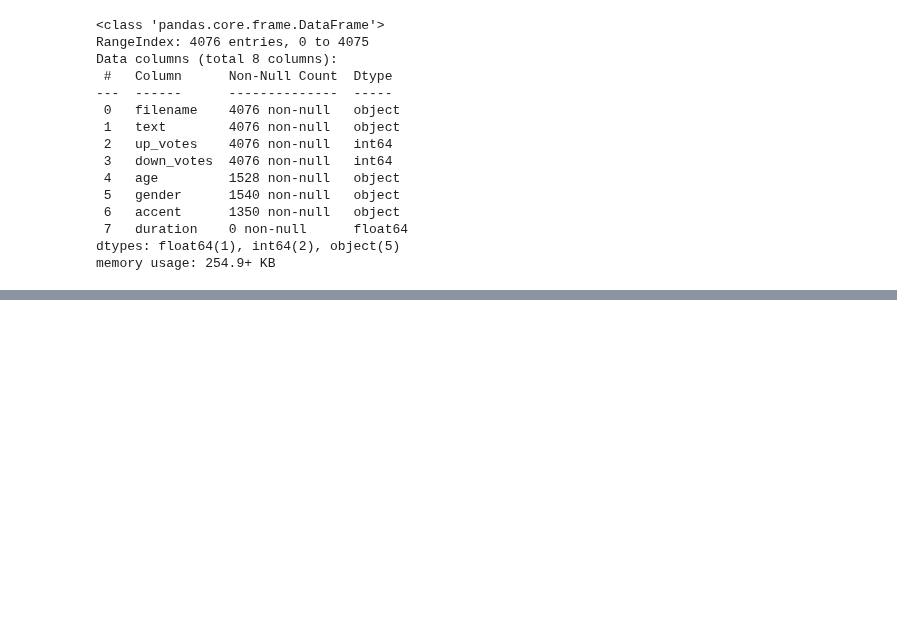
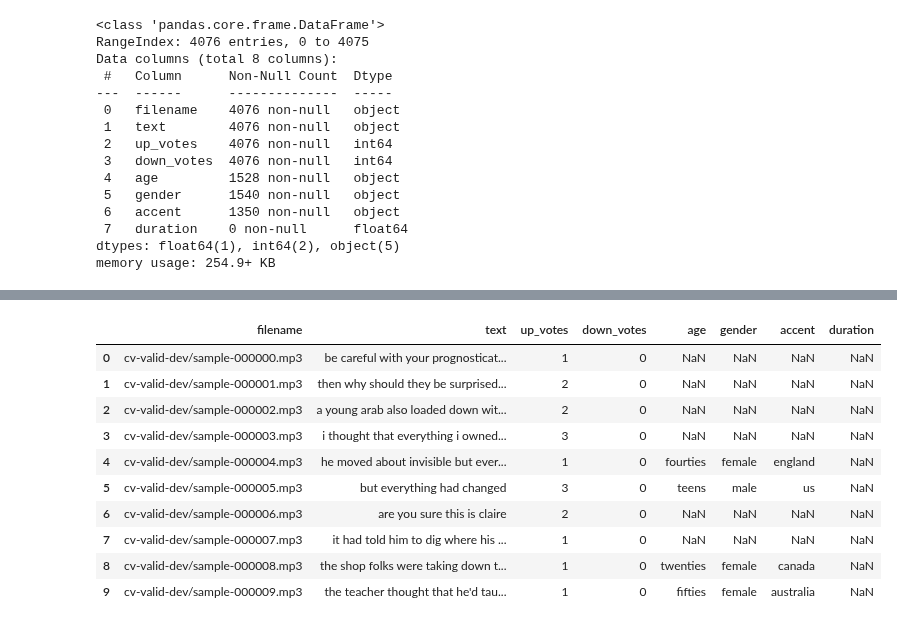
Before and after one commit to ThuyVan032004/asr, a Jupyter notebook: notebooks/asr.ipynb, the cells around one changed output, grey strips where cells are left out. Saved outputs shown, nothing was run; the diff lists cells and outputs as text; code cells hidden in the pictures; blank space fills up the shorter version.

```diff
--- a/notebooks/asr.ipynb
+++ b/notebooks/asr.ipynb
@@ -76,0 +120,14 @@ memory usage: 254.9+ KB
+# %%
+dev_df[dev_df['down_votes'] == 0][:10]
+# %% [output]
+|  | filename | text | up_votes | down_votes | age | gender | accent | duration |
+| 0 | cv-valid-dev/sample-000000.mp3 | be careful with your prognosticat... | 1 | 0 | NaN | NaN | NaN | NaN |
+| 1 | cv-valid-dev/sample-000001.mp3 | then why should they be surprised... | 2 | 0 | NaN | NaN | NaN | NaN |
+| 2 | cv-valid-dev/sample-000002.mp3 | a young arab also loaded down wit... | 2 | 0 | NaN | NaN | NaN | NaN |
+| 3 | cv-valid-dev/sample-000003.mp3 | i thought that everything i owned... | 3 | 0 | NaN | NaN | NaN | NaN |
+| 4 | cv-valid-dev/sample-000004.mp3 | he moved about invisible but ever... | 1 | 0 | fourties | female | england | NaN |
+| 5 | cv-valid-dev/sample-000005.mp3 | but everything had changed | 3 | 0 | teens | male | us | NaN |
+| 6 | cv-valid-dev/sample-000006.mp3 | are you sure this is claire | 2 | 0 | NaN | NaN | NaN | NaN |
+| 7 | cv-valid-dev/sample-000007.mp3 | it had told him to dig where his ... | 1 | 0 | NaN | NaN | NaN | NaN |
+| 8 | cv-valid-dev/sample-000008.mp3 | the shop folks were taking down t... | 1 | 0 | twenties | female | canada | NaN |
+| 9 | cv-valid-dev/sample-000009.mp3 | the teacher thought that he'd tau... | 1 | 0 | fifties | female | australia | NaN |
```
Also changed, not shown: parts of 5 cells of this notebook.
